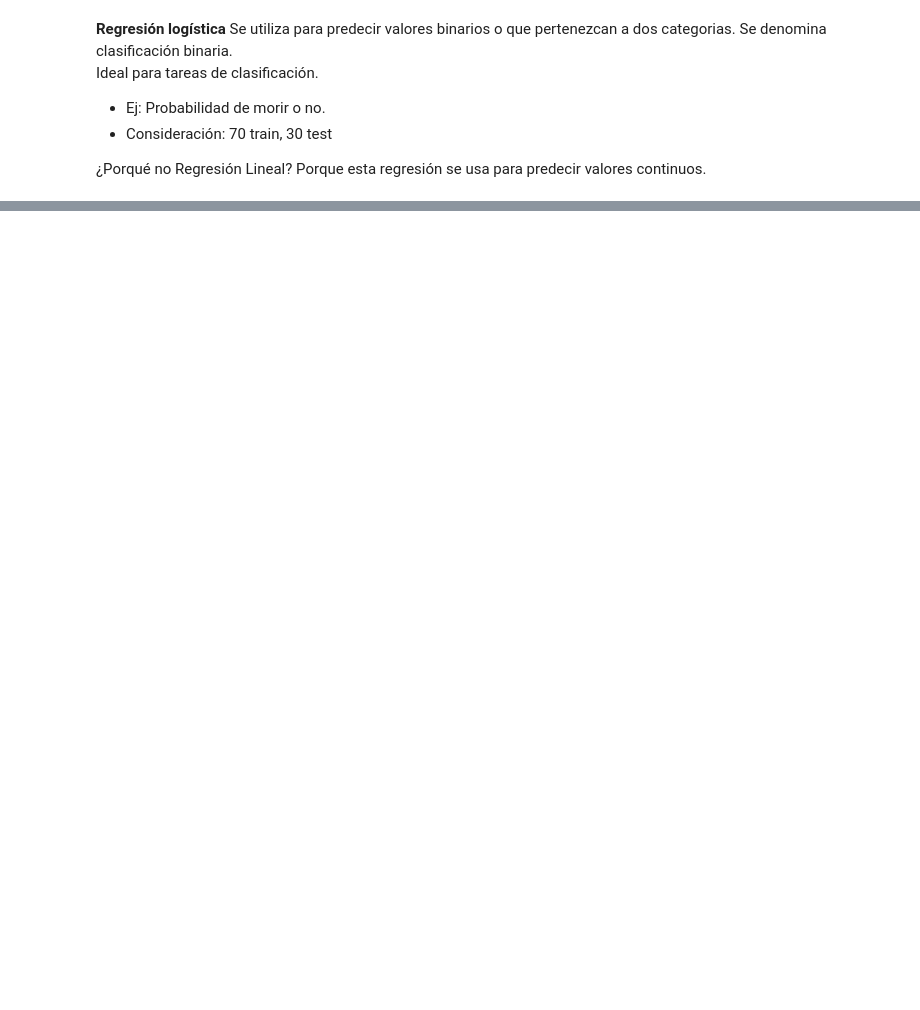
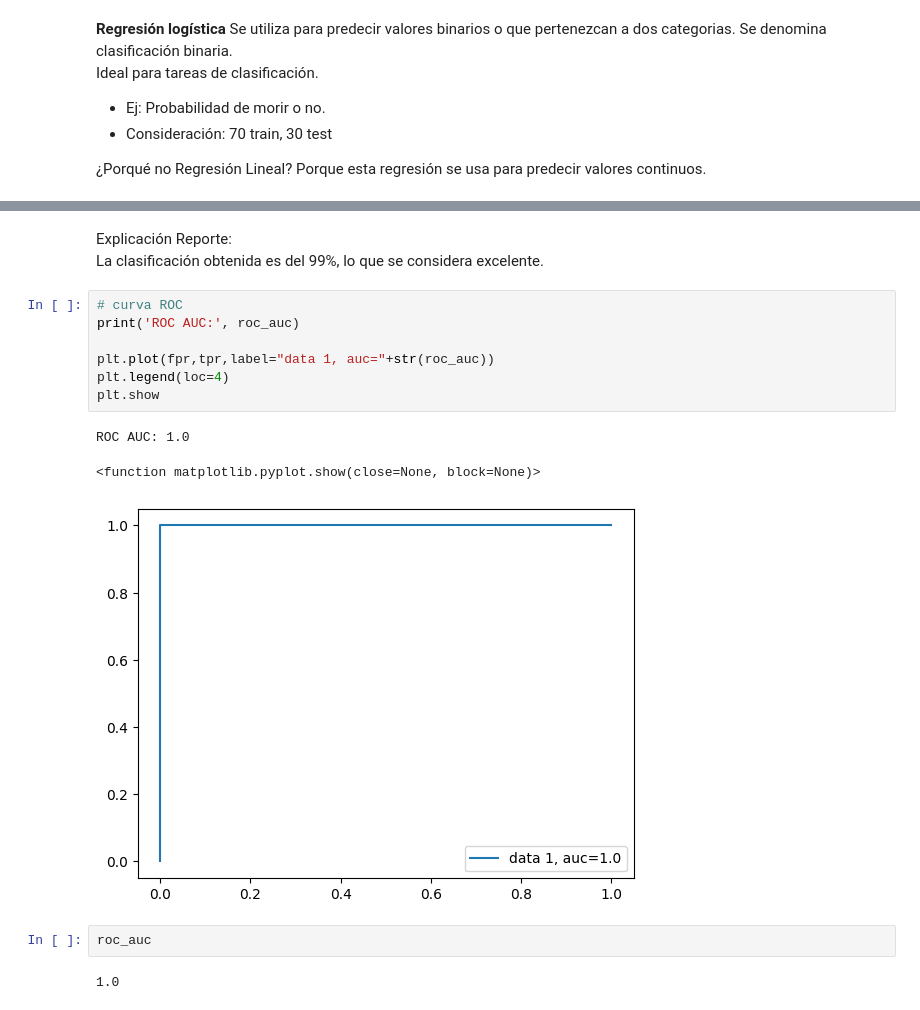
Before and after one commit to Halsey26/pipeline_perc, a Jupyter notebook: notebooks/EDA_modelo_churn.ipynb, the cells around one changed output, grey strips where cells are left out. Drawn from its saved outputs; the diff is of its cells as text; blank space fills up the shorter version.

```diff
--- a/notebooks/EDA_modelo_churn.ipynb
+++ b/notebooks/EDA_modelo_churn.ipynb
@@ -328,0 +387,18 @@ y_pred= modelo_rlog.predict(x_test) # estos valores tienen que ser cercanos a y_
+# %% [markdown]
+Explicación Reporte: <br>
+La clasificación obtenida es del 99%, lo que se considera excelente.
+# %%
+# curva ROC
+print('ROC AUC:', roc_auc)
+
+plt.plot(fpr,tpr,label="data 1, auc="+str(roc_auc))
+plt.legend(loc=4)
+plt.show
+# %% [output]
+ROC AUC: 1.0
+<function matplotlib.pyplot.show(close=None, block=None)>
+[figure, added]
+# %%
+roc_auc
+# %% [output]
+1.0
```
Also changed, not shown: parts of 29 cells of this notebook, 10 other files.
